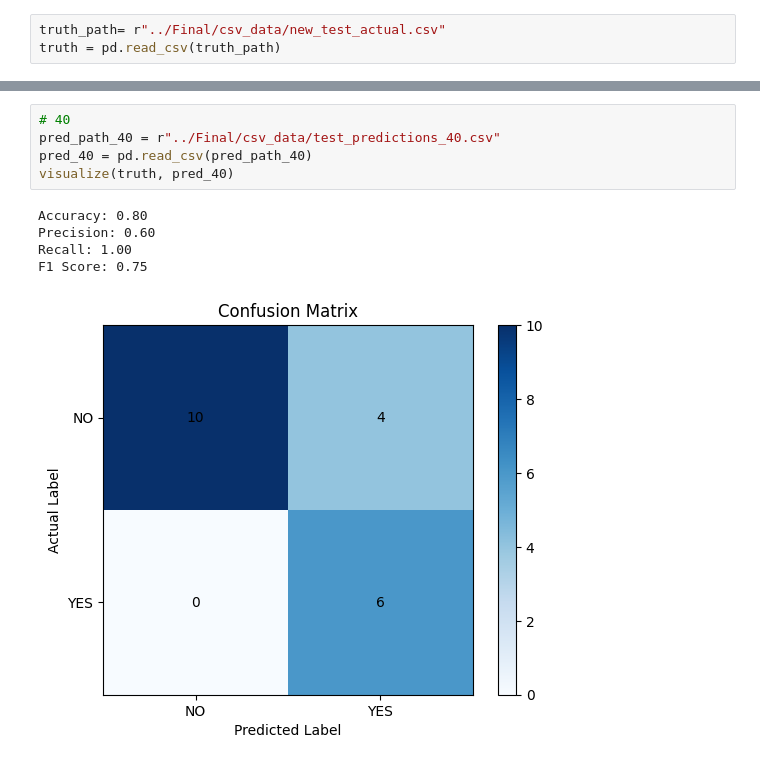
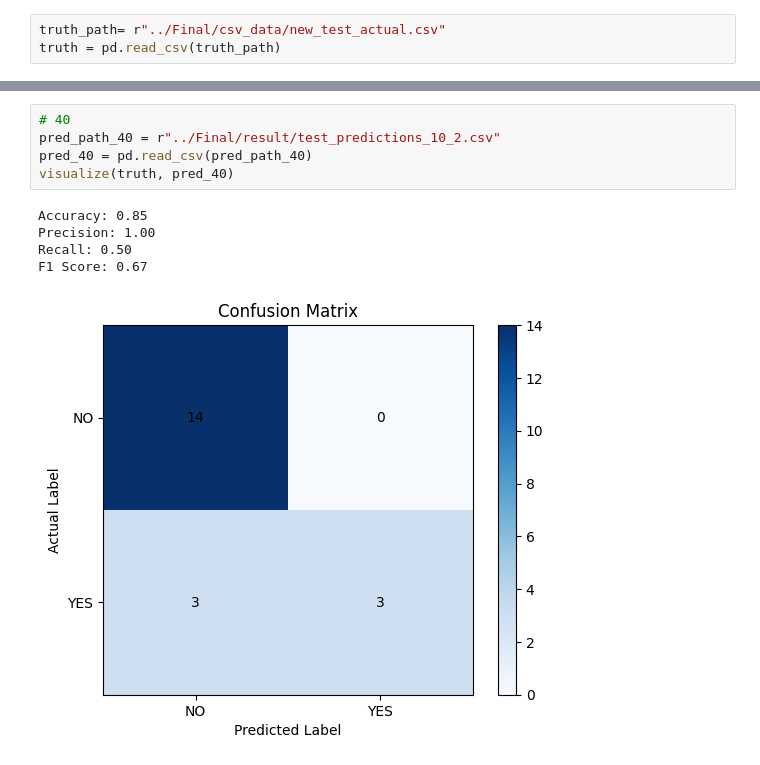
Before and after one commit to Gavin2417/NLP-project, a Jupyter notebook: Final/get_accuracy.ipynb, the cells around one changed output, grey strips where cells are left out. Cells and saved outputs as stored; diff of their text form.

```diff
--- a/Final/get_accuracy.ipynb
+++ b/Final/get_accuracy.ipynb
@@ -69,11 +69,11 @@ F1 Score: 0.62
 # %%
 # 40
-pred_path_40 = r"../Final/csv_data/test_predictions_40.csv"
+pred_path_40 = r"../Final/result/test_predictions_10_2.csv"
 pred_40 = pd.read_csv(pred_path_40)
 visualize(truth, pred_40)
 # %% [output]
-Accuracy: 0.80
-Precision: 0.60
-Recall: 1.00
-F1 Score: 0.75
+Accuracy: 0.85
+Precision: 1.00
+Recall: 0.50
+F1 Score: 0.67
-[figure, old version]
+[figure, new version]
```
Also changed, not shown: parts of 3 cells of this notebook, 22 other files.
